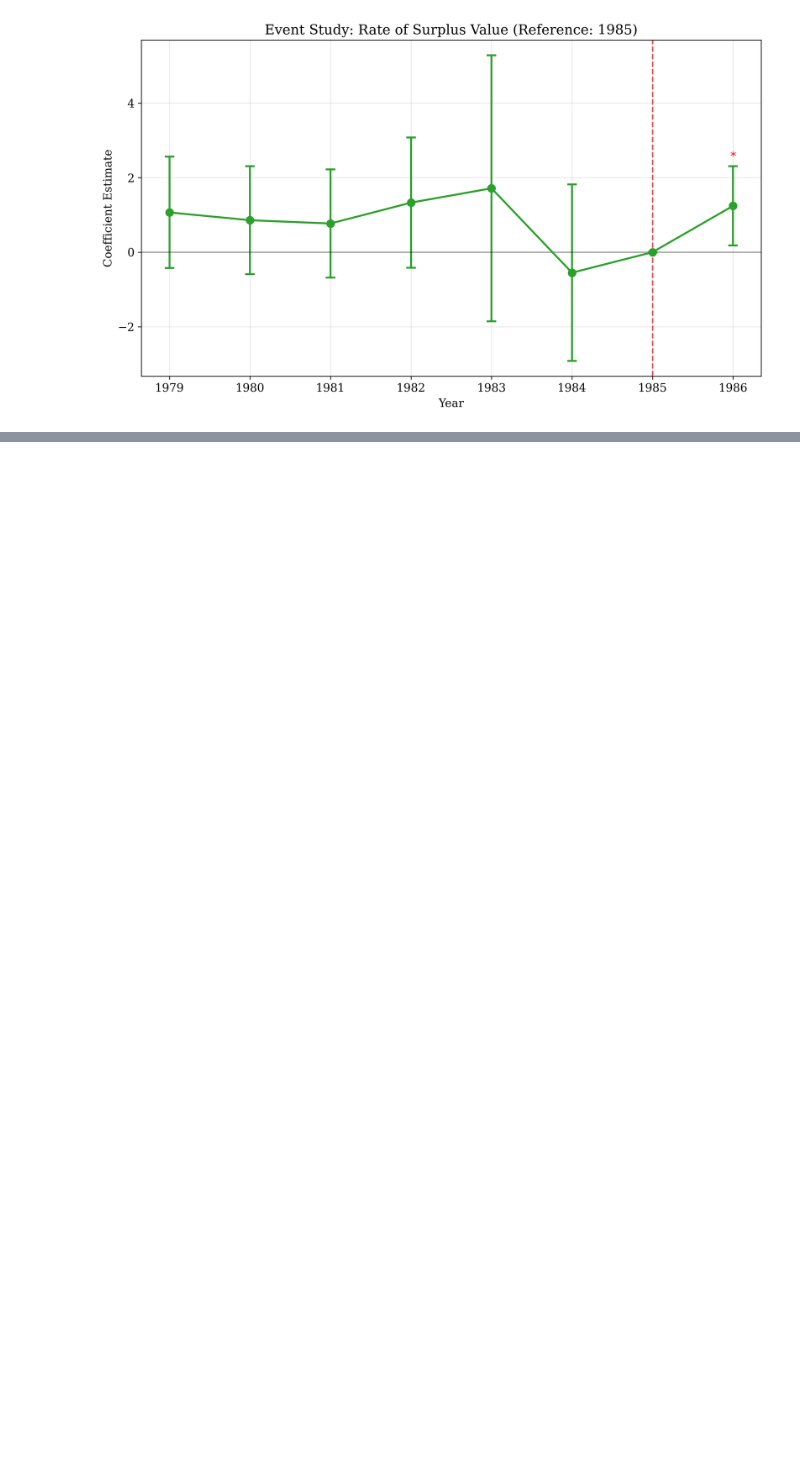
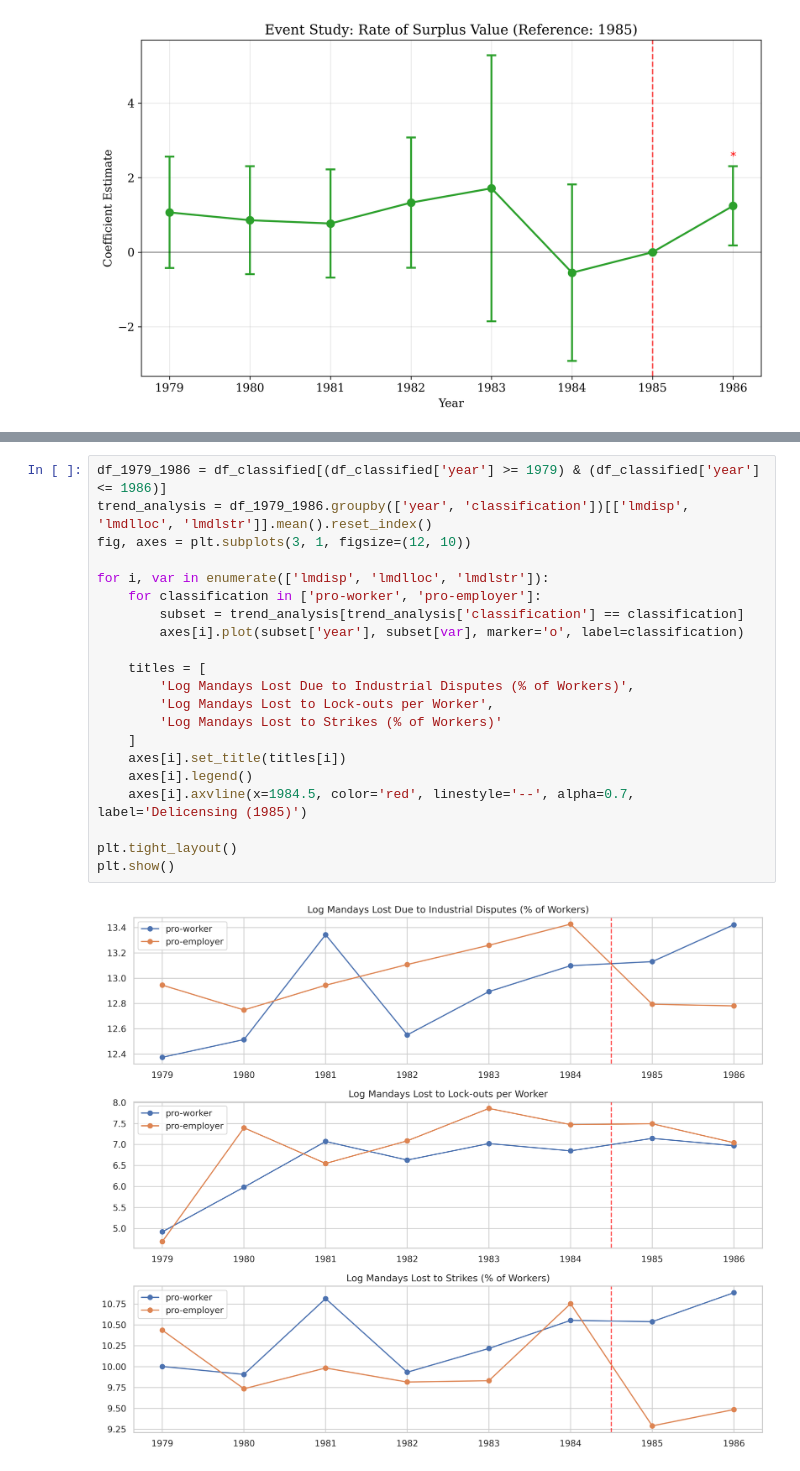
Before and after one commit to kabeerbora/1980s_delin, a Jupyter notebook: visualizations_delin.ipynb, the cells around one changed output, grey strips where cells are left out. Saved outputs shown, nothing was run; the diff lists cells and outputs as text; blank space fills up the shorter version.

```diff
--- a/visualizations_delin.ipynb
+++ b/visualizations_delin.ipynb
@@ -624,0 +643,23 @@ plt.show()
+# %%
+df_1979_1986 = df_classified[(df_classified['year'] >= 1979) & (df_classified['year'] <= 1986)]
+trend_analysis = df_1979_1986.groupby(['year', 'classification'])[['lmdisp', 'lmdlloc', 'lmdlstr']].mean().reset_index()
+fig, axes = plt.subplots(3, 1, figsize=(12, 10))
+
+for i, var in enumerate(['lmdisp', 'lmdlloc', 'lmdlstr']):
+    for classification in ['pro-worker', 'pro-employer']:
+        subset = trend_analysis[trend_analysis['classification'] == classification]
+        axes[i].plot(subset['year'], subset[var], marker='o', label=classification)
+
+    titles = [
+        'Log Mandays Lost Due to Industrial Disputes (% of Workers)',
+        'Log Mandays Lost to Lock-outs per Worker',
+        'Log Mandays Lost to Strikes (% of Workers)'
+    ]
+    axes[i].set_title(titles[i])
+    axes[i].legend()
+    axes[i].axvline(x=1984.5, color='red', linestyle='--', alpha=0.7, label='Delicensing (1985)')
+
+plt.tight_layout()
+plt.show()
+# %% [output]
+[figure, added]
```
Also changed, not shown: parts of 1 cell of this notebook.
